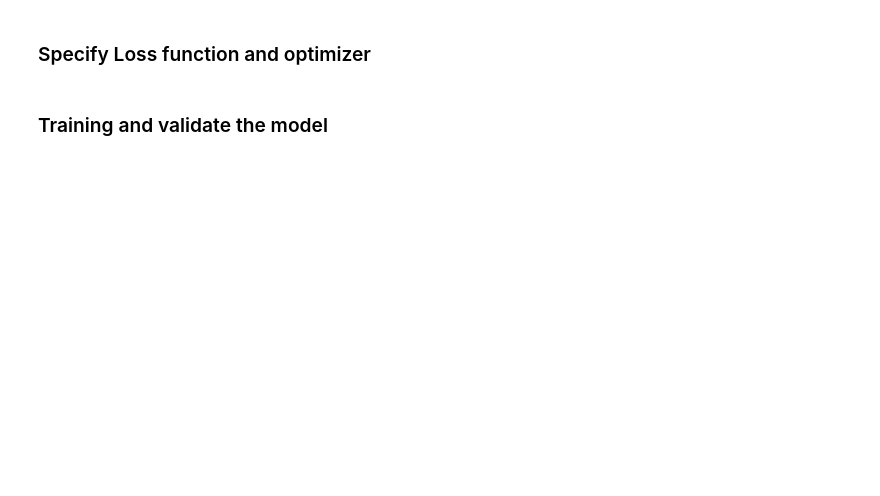
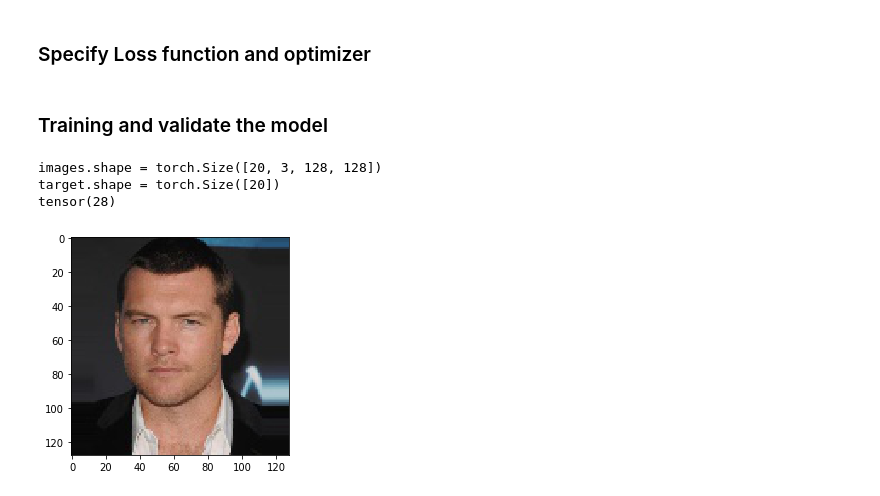
Before and after one commit to Marvinsky/deep_expectation, a Jupyter notebook: Age and Gender Detection using CNN and GVV-16 Architecture.ipynb, the cells around one changed output. Cells and saved outputs as stored; diff of their text form; code cells hidden in the pictures; blank space fills up the shorter version.

```diff
--- a/Age and Gender Detection using CNN and GVV-16 Architecture.ipynb
+++ b/Age and Gender Detection using CNN and GVV-16 Architecture.ipynb
@@ -333,3 +352,35 @@ age_loaders_transfer = {
+# %%
+# create dict loaders_scratch
+age_loaders_transfer = {
+    "train": age_train_loader,
+    "valid": age_valid_loader,
+    "test": age_test_loader
+}
+
+iterator = iter(age_loaders_transfer["train"])
+images, target = next(iterator)
+print("images.shape = {}".format(images.shape))
+print("target.shape = {}".format(target.shape))
+
+images = images.numpy()
+plt.imshow(np.transpose(images[19], (1,2,0)))
+print(target[19])
+
+
+
+
+
+## plot the images in the batch, along with the corresponding labels
+#fig = plt.figure(figsize=(25, 4))
+#for idx in np.arange(20):
+#    ax = fig.add_subplot(2, 20/2, idx+1, xticks=[], yticks=[])
+#    plt.imshow(np.transpose(images[idx], (1, 2, 0)))
+#    ax.set_title(age_classes[labels[idx]])
+# %% [output]
+images.shape = torch.Size([20, 3, 128, 128])
+target.shape = torch.Size([20])
+tensor(28)
+[figure, added]
 # %%
 def train(n_epochs, loaders, model, optimizer, criterion, use_cuda, save_path):
     valid_loss_min = np.Inf
```
Also changed, not shown: parts of 15 cells of this notebook.
